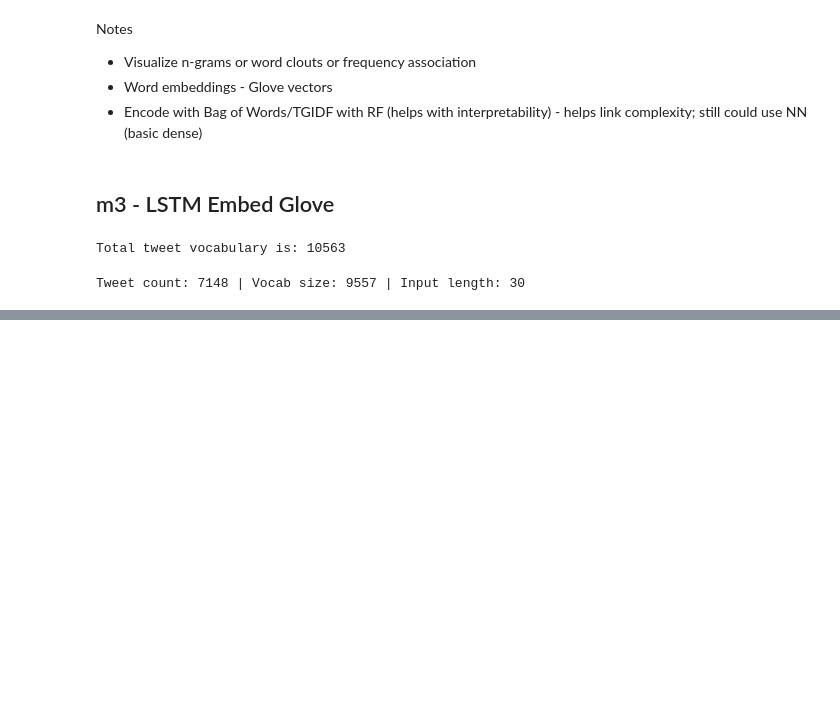
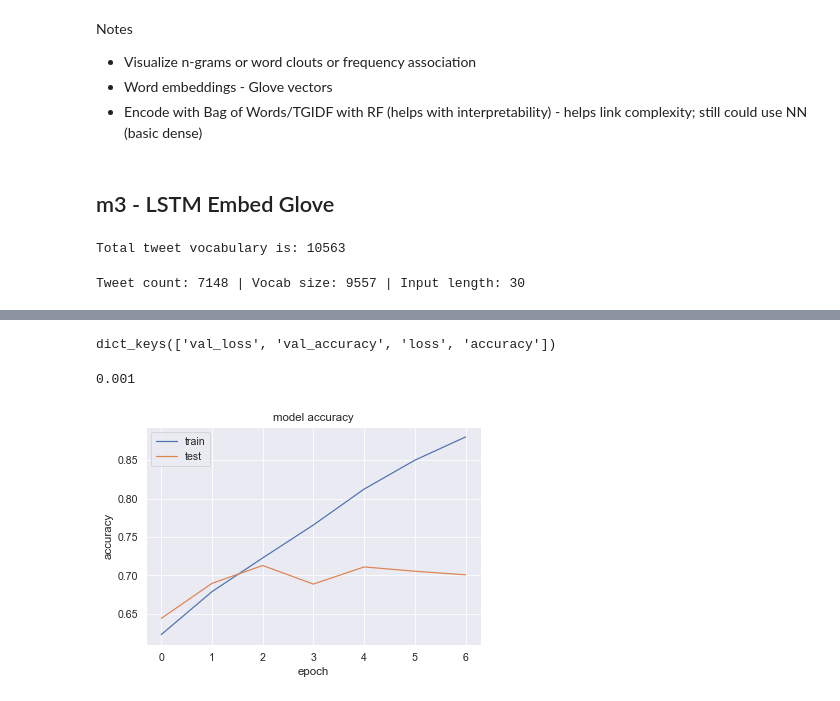
Before and after one commit to cutterback/p04-twitter-sentiment-nlp, a Jupyter notebook: Twitter-Sentiment-Analysis-NLP.ipynb, the cells around one changed output, grey strips where cells are left out. Saved outputs shown, nothing was run; the diff lists cells and outputs as text; code cells hidden in the pictures; blank space fills up the shorter version.

Commit message:
Adding iterations on model 3 LSTM

```diff
--- a/Twitter-Sentiment-Analysis-NLP.ipynb
+++ b/Twitter-Sentiment-Analysis-NLP.ipynb
@@ -509,10 +510,12 @@ m3.add(Embedding(input_dim=vocab_size,
                     output_dim=glove_dim,
                     input_length=input_length
                     ))
-m3.add(LSTM(64, return_sequences=True))
-m3.add(GlobalMaxPool1D()) # downsamples input by taking the maximum value over the time dimension
-m3.add(Dropout(0.05)) # drop out lower or remove (regularization)
-m3.add(Dense(32, activation='relu'))
+m3.add(LSTM(128, return_sequences=True))
+# m3.add(Dropout(0.05)) # drop out lower or remove (regularization)
+# m3.add(GlobalMaxPool1D()) # downsamples input by taking the maximum value over the time dimension
+m3.add(Bidirectional(LSTM(128, dropout=0.15, recurrent_dropout=0.15)))
+m3.add(LeakyReLU(alpha=0.2))
+# m3.add(Dense(32, activation='relu'))
 m3.add(Dense(3, activation='softmax'))
 # %%
 #
@@ -520,7 +523,8 @@ m3.layers[0].set_weights([emb_matrix])
 m3.layers[0].trainable = False
 # %%
 # compile model and print summary
-m3.compile(loss='categorical_crossentropy', optimizer='adam',
+opt = optimizers.Adam(learning_rate=0.001)
+m3.compile(loss='categorical_crossentropy', optimizer=opt,
               metrics=['accuracy'])
 m3.summary()
 # %% [output]
@@ -546,12 +548,17 @@ Non-trainable params: 1,911,400
 _________________________________________________________________
 # %%
 # Define the callbacks, early stopping and save final model
-early_stop_m3 = [EarlyStopping(monitor='val_loss', patience=6),
+early_stop_m3 = [EarlyStopping(monitor='val_loss', patience=3, restore_best_weights=True),
                   ModelCheckpoint(filepath='best_model_m3.h5', monitor='val_loss',
                                   save_best_only=True)]
 
-m3.fit(X_train_m3, y_train, epochs=50, callbacks=early_stop_m3,
-          validation_split=0.15)
+# class_weights = class_weight.compute_class_weight('balanced',
+#                                                  np.unique(y_train),
+#                                                  y_train)
+
+# optimizer=RMSprop(lr=learning_rate)
+m3_fit = m3.fit(X_train_m3, y_train, epochs=50, callbacks=early_stop_m3,
+          validation_split=0.15, shuffle=True)
 # %% [output]
 Train on 6075 samples, validate on 1073 samples
 Epoch 1/50
@@ -573,0 +575,20 @@ Epoch 11/50
+# %%
+m3_hist = m3_fit.history
+m3_hist.keys()
+# %% [output]
+dict_keys(['val_loss', 'val_accuracy', 'loss', 'accuracy'])
+# %%
+print(k.eval(m3.optimizer.lr))
+# %% [output]
+0.001
+# %%
+# summarize history for accuracy
+plt.plot(m3_hist['accuracy'])
+plt.plot(m3_hist['val_accuracy'])
+plt.title('model accuracy')
+plt.ylabel('accuracy')
+plt.xlabel('epoch')
+plt.legend(['train', 'test'], loc='upper left')
+plt.show()
+# %% [output]
+[figure, added]
```
Also changed, not shown: parts of 4 cells of this notebook.
